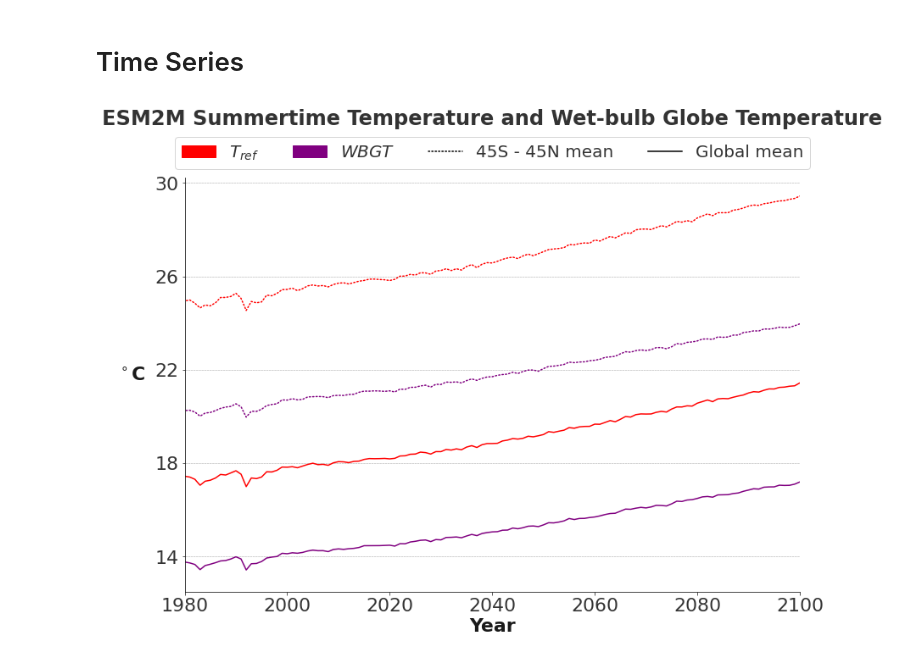
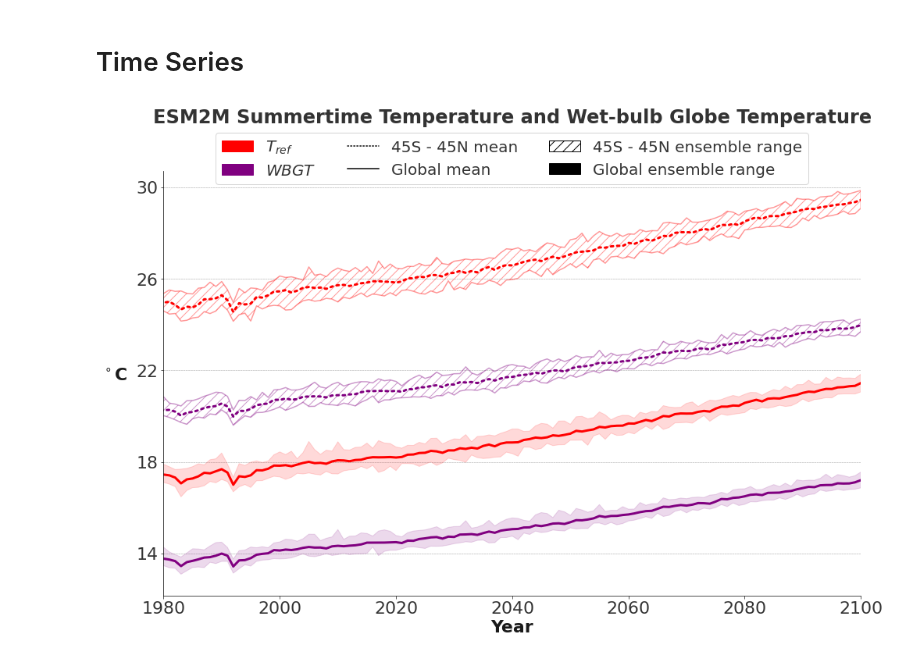
Before and after one commit to KYan19/pei, a Jupyter notebook: notebooks/9.1_Temp_WBT_Time.ipynb, the cells around one changed output. Cells and saved outputs as stored; diff of their text form; code cells hidden in the pictures.

Commit message:
Editing temp and WBGT plots (add ensemble members)

```diff
--- a/notebooks/9.1_Temp_WBT_Time.ipynb
+++ b/notebooks/9.1_Temp_WBT_Time.ipynb
@@ -30,7 +33,7 @@ land_area_esm2m = land_area_esm2m.where(land_mask,0)
 # %%
 # Temp and WBGT data
-tref_esm2m = xr.open_dataarray('../data/processed/GFDL/Map_Data/tref_seasonal.nc')
-wbgt_esm2m = xr.open_dataarray('../data/processed/GFDL/Map_Data/wbgt_seasonal.nc')
+tref_esm2m = xr.open_dataarray('../data/processed/GFDL/Map_Data/tref_seasonal_ens1-30.nc',chunks={'time':1095})
+wbgt_esm2m = xr.open_dataarray('../data/processed/GFDL/Map_Data/wbgt_seasonal_ens1-30.nc',chunks={'time':1095})
 # %%
 def summer_avg(ds):
     '''Function to get annual summertime average'''
@@ -50,5 +53,6 @@ def summer_avg(ds):
 
     return ds_summer
 # %%
-tref_summer_esm2m = summer_avg(tref_esm2m) - 273.15
-wbgt_summer_esm2m = summer_avg(wbgt_esm2m)
+with ProgressBar():
+    tref_summer_esm2m = (summer_avg(tref_esm2m) - 273.15).compute()
+    wbgt_summer_esm2m = summer_avg(wbgt_esm2m).compute()
@@ -131,38 +144,56 @@ plt.savefig('temp_wbgt_diff_esm2m.png',dpi=300)
 # %% [markdown]
 # Time Series
 # %%
-global_tref_esm2m = tref_summer_esm2m.weighted(land_area_esm2m).mean(['lat','lon']).isel(year=slice(0,-1))
-global_wbgt_esm2m = wbgt_summer_esm2m.weighted(land_area_esm2m).mean(['lat','lon']).isel(year=slice(0,-1))
+# Global area-weighted temp and WBGT
+global_tref_esm2m = tref_summer_esm2m.weighted(land_area_esm2m).mean(['lat','lon'])
+global_wbgt_esm2m = wbgt_summer_esm2m.weighted(land_area_esm2m).mean(['lat','lon'])
 
+# Regional area-weighted temp (45S to 45N)
 regional_tref_esm2m = tref_summer_esm2m.sel(lat=slice(-45,45))
-regional_tref_esm2m = regional_tref_esm2m.weighted(land_area_esm2m).mean(['lat','lon']).isel(year=slice(0,-1))
+regional_tref_esm2m = regional_tref_esm2m.weighted(land_area_esm2m).mean(['lat','lon'])
 
+# Regional area-weighted WBGT
 regional_wbgt_esm2m = wbgt_summer_esm2m.sel(lat=slice(-45,45))
-regional_wbgt_esm2m = regional_wbgt_esm2m.weighted(land_area_esm2m).mean(['lat','lon']).isel(year=slice(0,-1))
+regional_wbgt_esm2m = regional_wbgt_esm2m.weighted(land_area_esm2m).mean(['lat','lon'])
 # %%
-fig,ax=plt.subplots(figsize=(13,9))
+# Create figure and axes
+fig,ax=plt.subplots(figsize=(16,10))
 
-global_tref_esm2m.plot(ax=ax,color='red')
-regional_tref_esm2m.plot(ax=ax,color='red',linestyle='dotted')
+# Ensemble spread for global temp and WBGT
+ax.fill_between(global_tref_esm2m['year'],global_tref_esm2m.min('ensemble'),global_tref_esm2m.max('ensemble'),alpha=0.15,color='red')
+ax.fill_between(global_wbgt_esm2m['year'],global_wbgt_esm2m.min('ensemble'),global_wbgt_esm2m.max('ensemble'),alpha=0.15,color='purple')
 
-global_wbgt_esm2m.plot(ax=ax,color='purple')
-regional_wbgt_esm2m.plot(ax=ax,color='purple',linestyle='dotted')
+# Ensemble spread for regional temp and WBGT
+ax.fill_between(regional_tref_esm2m['year'],regional_tref_esm2m.min('ensemble'),regional_tref_esm2m.max('ensemble'),alpha=0.4,facecolor='none',hatch='//',edgecolor='red',linewidth=1.5)
+ax.fill_between(regional_wbgt_esm2m['year'],regional_wbgt_esm2m.min('ensemble'),regional_wbgt_esm2m.max('ensemble'),alpha=0.4,facecolor='none',hatch='//',edgecolor='purple',linewidth=1.5)
+
+# Ensemble mean for temp
+global_tref_esm2m.mean('ensemble').plot(ax=ax,color='red',linewidth=3)
+regional_tref_esm2m.mean('ensemble').plot(ax=ax,color='red',linestyle='dotted',linewidth=3)
+
+# Ensemble mean for WBGT
+global_wbgt_esm2m.mean('ensemble').plot(ax=ax,color='purple',linewidth=3)
+regional_wbgt_esm2m.mean('ensemble').plot(ax=ax,color='purple',linestyle='dotted',linewidth=3)
 
 ax.set_xlim([1980,2100])
 ax.set_yticks(np.linspace(14,30,5))
 ax.set_xlabel('Year',fontweight='bold')
 ax.set_ylabel('$^\circ$C\t',rotation=0,fontweight='bold')
 
-# Legend for different thresholds + models
+# Legend handles
 red_patch = mpatches.Patch(color='red', label='$T_{ref}$')
 purple_patch = mpatches.Patch(color='purple', label='$WBGT$')
 
 solid_line = mlines.Line2D([], [], color='black', linestyle='solid', label='Global mean')
 dot_line = mlines.Line2D([], [], color='black', linestyle='dotted', label='45S - 45N mean')
 
-ax.legend(handles=[red_patch,purple_patch,dot_line,solid_line],ncol=4,loc='lower center',bbox_to_anchor=(0.5,1));
+solid_patch = mpatches.Patch(color='black', label='Global ensemble range')
+hatch_patch = mpatches.Patch(fill=False, hatch='//', color='black', label='45S - 45N ensemble range')
+
+# Set legend
+ax.legend(handles=[red_patch,purple_patch,dot_line,solid_line,hatch_patch,solid_patch],ncol=3,loc='lower center',bbox_to_anchor=(0.5,0.95));
 
 ax.set_title('ESM2M Summertime Temperature and Wet-bulb Globe Temperature\n\n',fontsize=24,fontweight='bold');
 plt.savefig('temp_wbgt_timeseries_esm2m.png',dpi=300)
 # %% [output]
-[figure, old version]
+[figure, new version]
```
Also changed, not shown: parts of 9 cells of this notebook, 5 other files.
